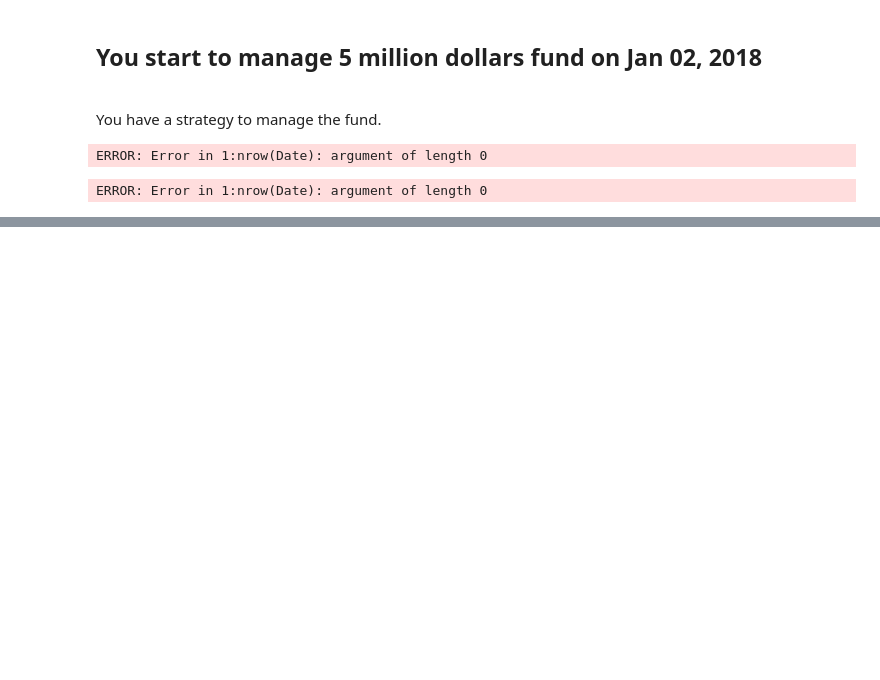
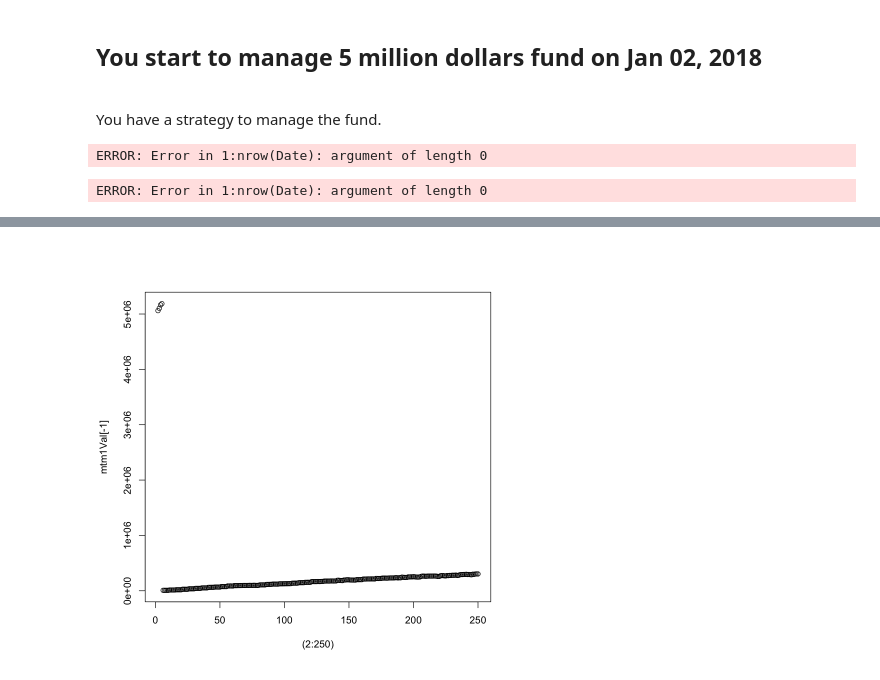
Before and after one commit to DavianBro/CS636_MidtermProject, a Jupyter notebook: CS_Midterm_Proj.ipynb, the cells around one changed output, grey strips where cells are left out. Cells and saved outputs as stored; diff of their text form; code cells hidden in the pictures; blank space fills up the shorter version.

```diff
--- a/CS_Midterm_Proj.ipynb
+++ b/CS_Midterm_Proj.ipynb
@@ -165,7 +183,7 @@ droppedStock = function(today, interval){
 surgedStock = function(today, interval){
     stockdata = market
     stockdata = select(stockdata,ends_with("Adj.Close"))
-    surgedMost = mydata %>% slice(today-interval,today) %>%
+    surgedStock = data %>% slice(today-interval,today) %>%
     mutate(IBM = (IBM.Adj.Close - lag(IBM.Adj.Close))/lag(IBM.Adj.Close) * 100) %>%
     mutate(AMZN = (AMZN.Adj.Close - lag(AMZN.Adj.Close))/lag(AMZN.Adj.Close) * 100) %>%
     mutate(AAPL = (AAPL.Adj.Close - lag(AAPL.Adj.Close))/lag(AAPL.Adj.Close) * 100) %>%
@@ -219,8 +237,8 @@ for (today in 1:nrow(Date)){
             for(x in stocks){
                 buyingStocks = data.frame(day = today ,stock = x,cash = splitCash)
                 stockDf = buyStocks(buyingStocks)
-                investment = investment + stockDf$remainingCash
-                shares = append(shares, stockDf$amount)
+                investment = investment + stockDf$remainder
+                shares = append(shares, stockDf$amt)
             }
 }
         #rebalance
@@ -229,7 +247,7 @@ for (today in 1:nrow(Date)){
             priceDropped = droppedStock(today,dayInterval)
             #sell all current holdings
             for(x in stocks){
-                investment = investment + stockValue(x, today)
+                investment = investment + ValueofStock(x, today)
             }
             stocks = list()
             shares = list()
@@ -240,17 +258,17 @@ for (today in 1:nrow(Date)){
             for(x in stocks){
                 buyingStocks = data.frame(day = today ,stock = x,cash = splitCash)
                 stockDf =buyStocks(buyingStocks)#buyStocks
-                investment = investment + stockDf$remainingCash
-                shares = append(shares, stockDf$amount)
+                investment = investment + stockDf$remainder
+                shares = append(shares, stockDf$amt)
             }
 }
     }
     mtmprevious = mtmcurrrent
 
     #USD to JPY
-    mtmcurrent = mtmValue(today, investment, stocks, shares)
+    mtmcurrent = mtm(today, investment, stocks, shares)
     mtm1Val = append(mtm1Val, mtmcurrent)
-    mtm1 = append(mtm1, percentChange(mtmprevious,mtmcurrent))
+    mtm1 = append(mtm1, change_of_percent(mtmprevious,mtmcurrent))
 }
 #total
 plot((2:250),mtm1Val[-1])
@@ -300,7 +318,7 @@ for (today in 1:nrow(Date)){
             for(x in stocks){
                 buyingStocks = data.frame(day = today ,stock = x,cash = splitCash)
                 stockDf = buyStocks(buyingStocks)
-                investment = investment + stockDf$remainingCash
+                investment = investment + stockDf$remainider
                 shares = append(shares, stockDf$amount)
             }
 }
@@ -321,7 +339,7 @@ for (today in 1:nrow(Date)){
             for(x in stocks){
                 buyingStocks = data.frame(day = today ,stock = x,cash = splitCash)
                 stockDf =buyStocks(buyingStocks)#buyStocks
-                investment = investment + stockDf$remainingCash
+                investment = investment + stockDf$remainder
                 shares = append(shares, stockDf$amount)
             }
 }
@@ -357,0 +547,75 @@ ERROR: Error in 1:nrow(Date): argument of length 0
+# %%
+# 5 days rebalancing of buying high
+# initialize variables
+buyStocksDf = data.frame(day = 12,stock = "IBM",cash = 10000)
+stocks = list()
+shares = list()
+totalCash  = 5000000
+dayInterval = 5
+mtmprev = 0
+mtmcurr = 0
+mtm1 = list()
+mtm1Val = list()
+# 5 days rebalancing of buying low
+for (today in 1:NROW(Date)){
+    if(today %% dayInterval == 1){
+        #initial day
+        if(today == 1){
+            stocks = list('IBM', 'MSFT', 'GOOG', 'AAPL', 'AMZN')
+            splitCash = totalCash/5
+            totalCash = 0
+            for(x in stocks){
+                buyStocksDf = data.frame(day = today ,stock = x,cash = splitCash)
+                stockDf = buyStocks(buyStocksDf)
+                totalCash = totalCash + stockDf$remainingCash
+                shares = append(shares, stockDf$amount)
+            }
+}
+        #rebalance
+        else {
+            #find the 5 stocks whose "Adj Close" prices dropped the most
+            mostDropped = surgedMost(today,dayInterval)
+            #sell all current holdings
+            for(x in stocks){
+                totalCash = totalCash + stockValue(x, today)
+            }
+            stocks = list()
+            shares = list()
+            #split your cash
+            splitCash = totalCash/5
+            #buy the max shares of stock
+            stocks = mostDropped
+            for(x in stocks){
+                buyStocksDf = data.frame(day = today ,stock = x,cash = splitCash)
+
+stockDf = buyStocks(buyStocksDf)
+                totalCash = totalCash + stockDf$remainingCash
+                shares = append(shares, stockDf$amount)
+            }
+}
+    }
+    mtmprev = mtmcurr
+    #USD to JPY
+    mtmcurr = mtmValue(today, totalCash, stocks, shares)
+    mtm1Val = append(mtm1Val, mtmcurr)
+    mtm1 = append(mtm1, percentChange(mtmprev,mtmcurr))
+}
+#total
+plot((2:250),mtm1Val[-1])
+#percent change
+plot((2:250),mtm1[-1])
+#function for high-tech index
+highTech = function(){
+    ht = universe
+    htday = ht %>% select(1,3,5,7,9,11,13,15,17,19)
+    return(rowMeans(htday))
+}
+myHighTechAvg = highTech()
+myHighTechPercent = list()
+for(x in 2:250){
+    myHighTechPercent = append(myHighTechPercent, percentChange(x-1,x))
+}
+#High-Tech Stock Percentage Comparison
+plot((2:250),myHighTechPercent)
+# %% [output]
+[figure, added]
```
Also changed, not shown: parts of 4 cells of this notebook.
